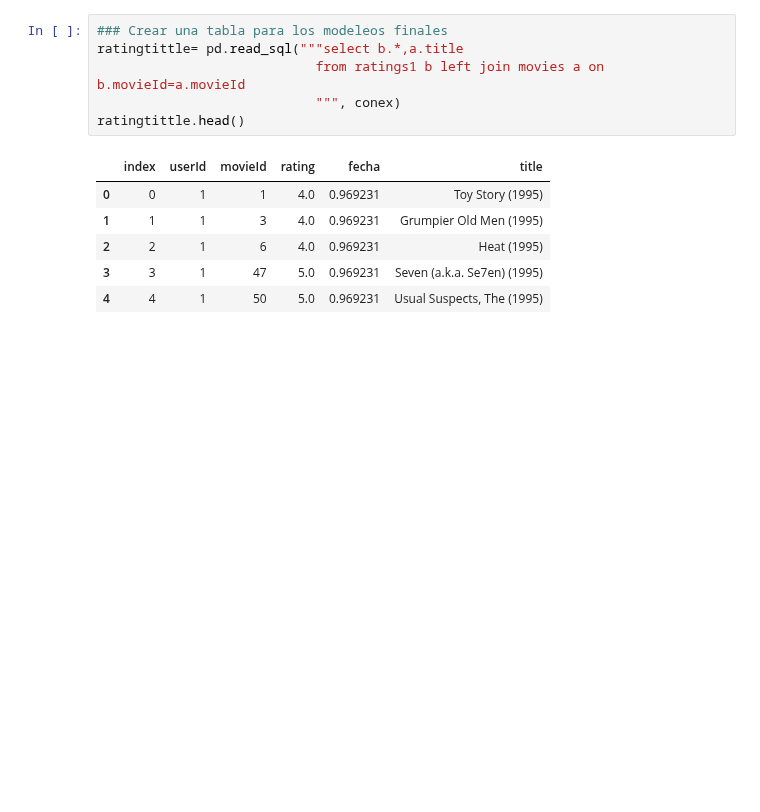
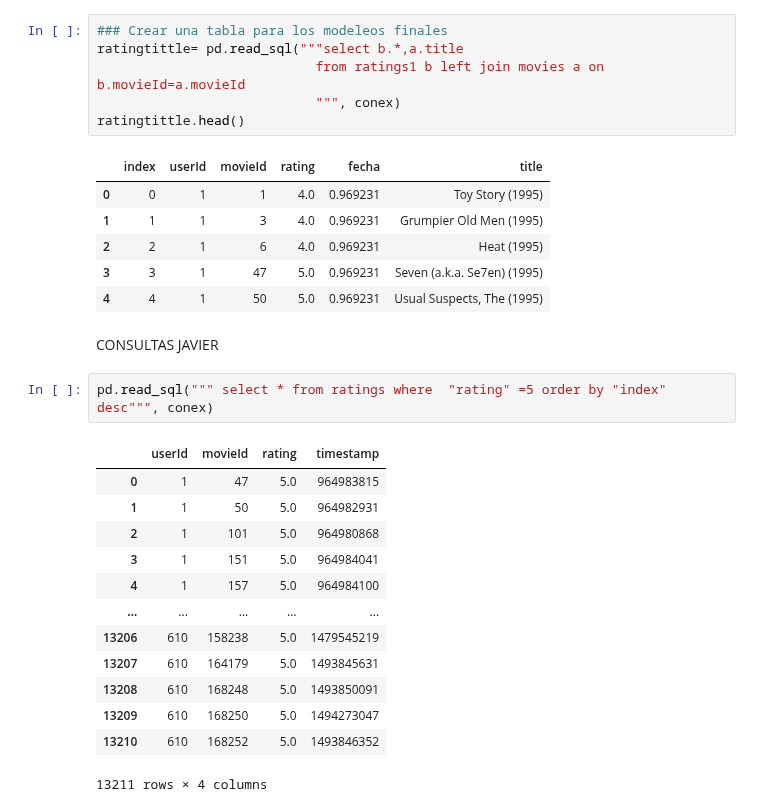
Before and after one commit to DanielMerkdo/ensayo, a Jupyter notebook: b_preprocesamiento_sql.ipynb, the cells around one changed output. Cells and saved outputs as stored; diff of their text form; blank space fills up the shorter version.

```diff
--- a/b_preprocesamiento_sql.ipynb
+++ b/b_preprocesamiento_sql.ipynb
@@ -570,3 +597,21 @@ ratingtittle.head()
 | 2 | 2 | 1 | 6 | 4.0 | 0.969231 | Heat (1995) |
 | 3 | 3 | 1 | 47 | 5.0 | 0.969231 | Seven (a.k.a. Se7en) (1995) |
 | 4 | 4 | 1 | 50 | 5.0 | 0.969231 | Usual Suspects, The (1995) |
+# %% [markdown]
+CONSULTAS JAVIER
+# %%
+pd.read_sql(""" select * from ratings where  "rating" =5 order by "index" desc""", conex)
+# %% [output]
+|  | userId | movieId | rating | timestamp |
+| 0 | 1 | 47 | 5.0 | 964983815 |
+| 1 | 1 | 50 | 5.0 | 964982931 |
+| 2 | 1 | 101 | 5.0 | 964980868 |
+| 3 | 1 | 151 | 5.0 | 964984041 |
+| 4 | 1 | 157 | 5.0 | 964984100 |
+| ... | ... | ... | ... | ... |
+| 13206 | 610 | 158238 | 5.0 | 1479545219 |
+| 13207 | 610 | 164179 | 5.0 | 1493845631 |
+| 13208 | 610 | 168248 | 5.0 | 1493850091 |
+| 13209 | 610 | 168250 | 5.0 | 1494273047 |
+| 13210 | 610 | 168252 | 5.0 | 1493846352 |
+13211 rows × 4 columns
```
Also changed, not shown: parts of 19 cells of this notebook.
